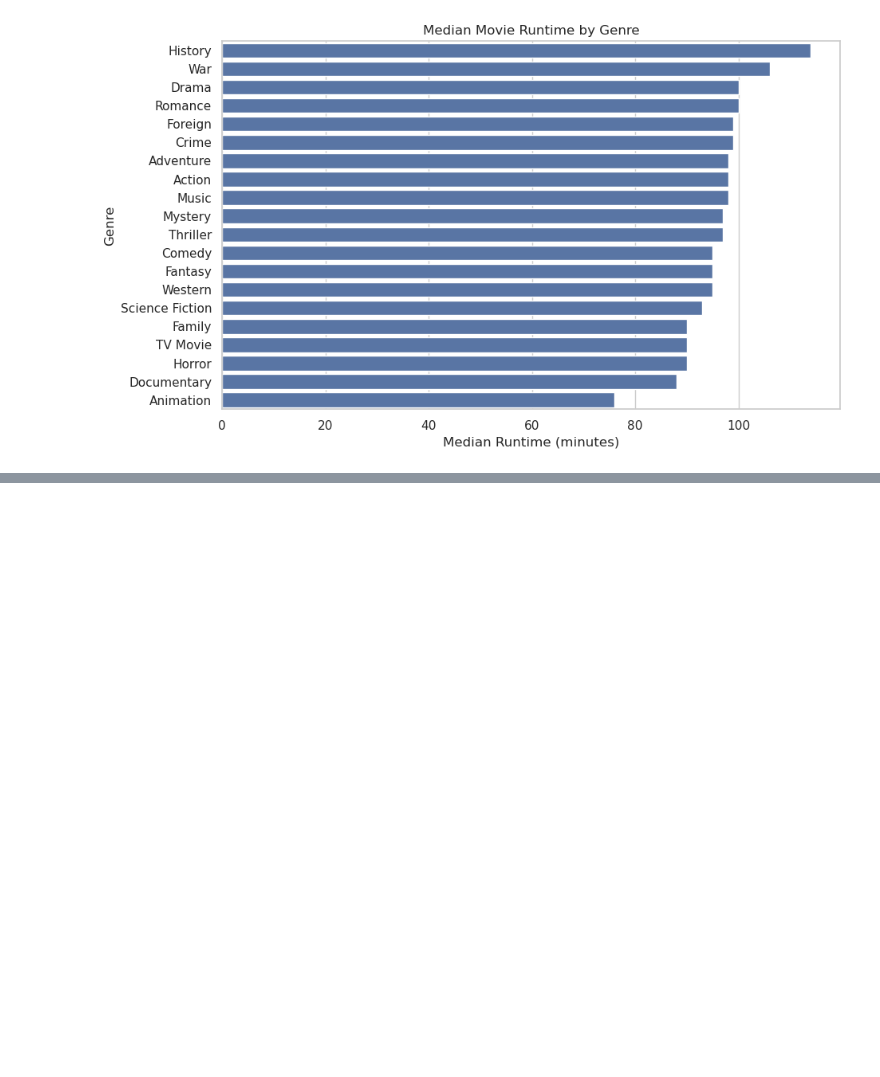
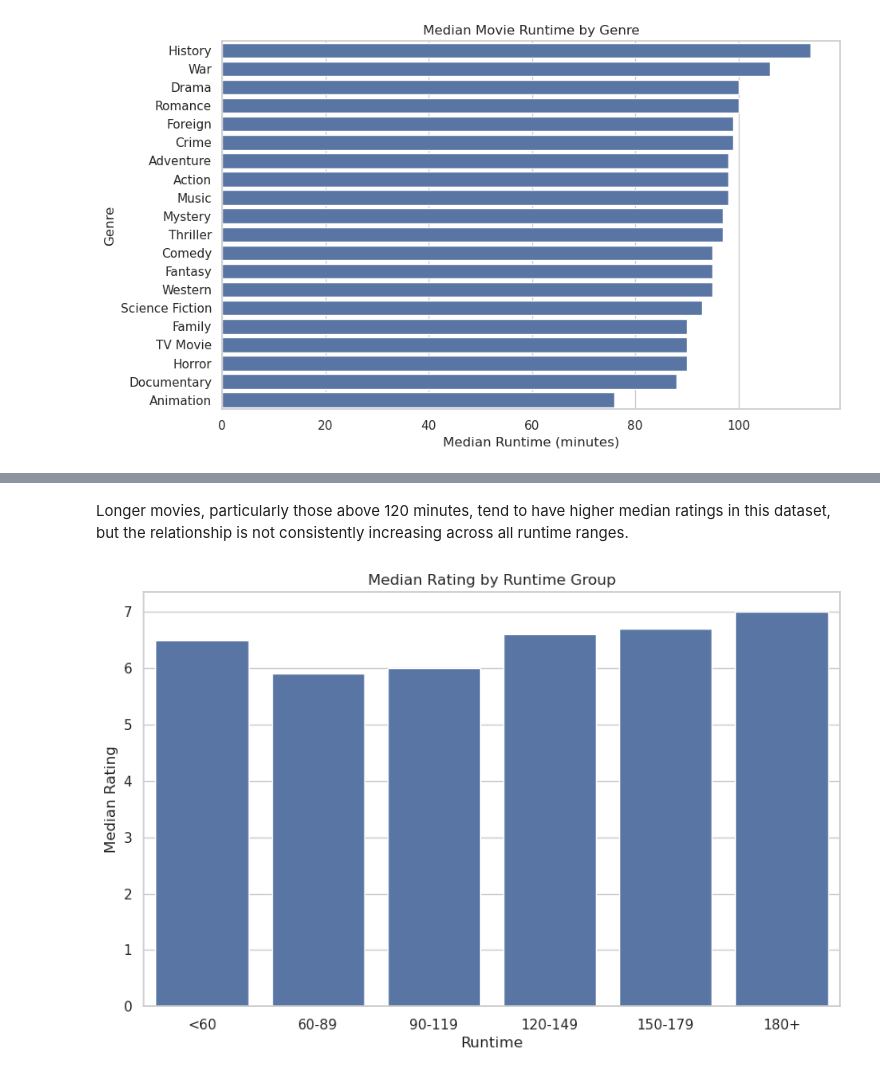
Before and after one commit to Hna2005/movie-runtime-analysis, a Jupyter notebook: notebooks/03-eda.ipynb, the cells around one changed output, grey strips where cells are left out. Saved outputs shown, nothing was run; the diff lists cells and outputs as text; code cells hidden in the pictures; blank space fills up the shorter version.

```diff
--- a/notebooks/03-eda.ipynb
+++ b/notebooks/03-eda.ipynb
@@ -550,0 +674,20 @@ plt.show()
+# %%
+bins = [0, 60, 90, 120, 150, 180, float("inf")]
+
+labels = [
+    "<60",
+    "60-89",
+    "90-119",
+    "120-149",
+    "150-179",
+    "180+"
+]
+
+runtime_rating_data["runtime_group"] = pd.cut(
+    runtime_rating_data["runtime"],
+    bins=bins,
+    labels=labels,
+    right=False
+)
+
+runtime_rating_data
@@ -550,0 +725,8 @@ plt.show()
+# %%
+rating_by_runtime_group = (
+    runtime_rating_data
+    .groupby("runtime_group", observed=True)["vote_average"]
+    .agg(["count", "mean", "median"])
+)
+
+rating_by_runtime_group
@@ -550,0 +742,18 @@ plt.show()
+# %% [markdown]
+Longer movies, particularly those above 120 minutes, tend to have higher median ratings in this dataset, but the relationship is not consistently increasing across all runtime ranges.
+# %%
+plt.figure(figsize=(10, 6))
+
+sns.barplot(
+    data=rating_by_runtime_group.reset_index(),
+    x="runtime_group",
+    y="median"
+)
+
+plt.title("Median Rating by Runtime Group")
+plt.xlabel("Runtime")
+plt.ylabel("Median Rating")
+
+plt.show()
+# %% [output]
+[figure, added]
```
Also changed, not shown: parts of 38 cells of this notebook.
